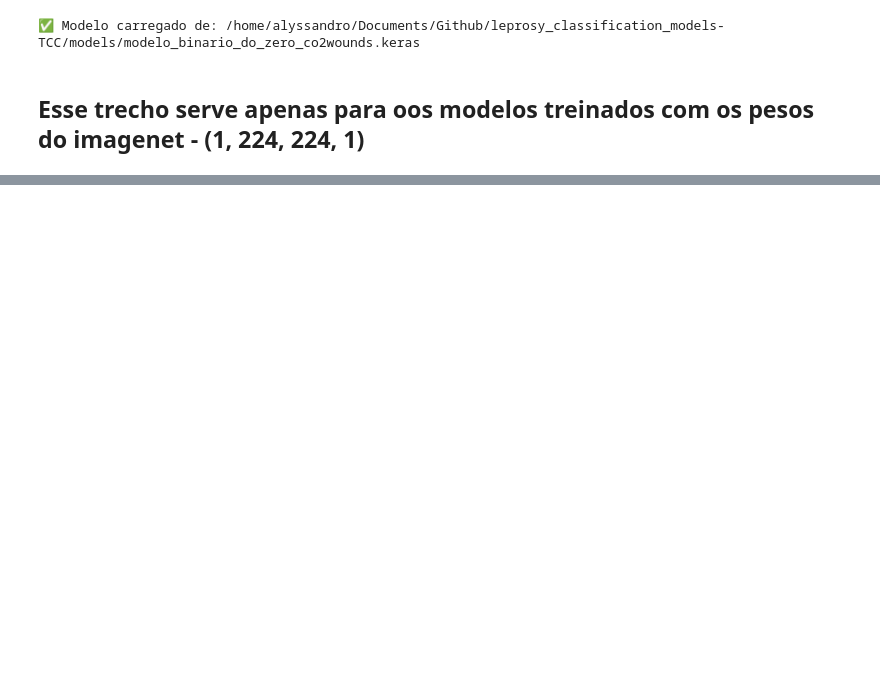
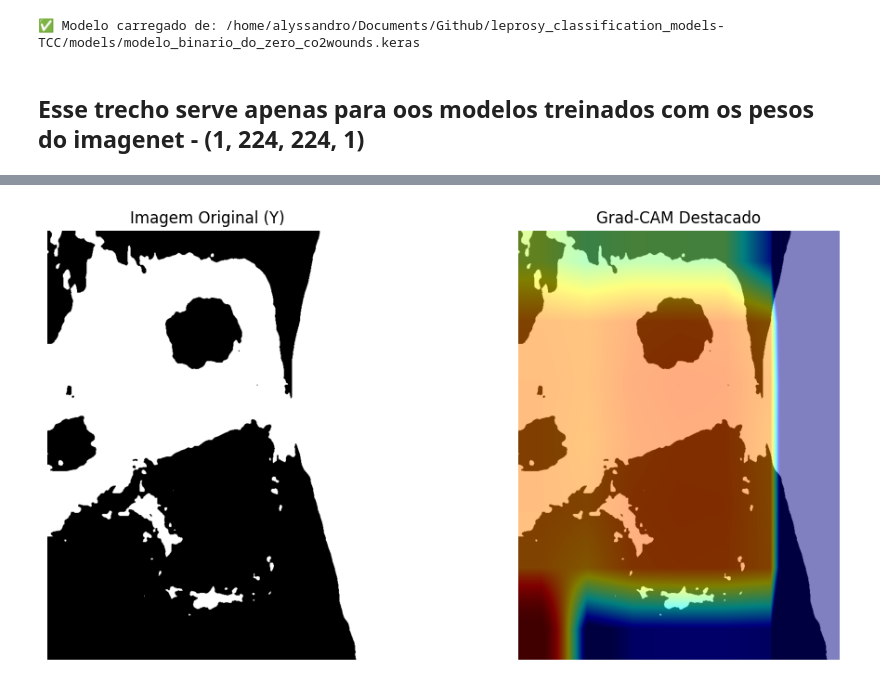
Before and after one commit to Alyssandro1771415/leprosy_classification_models-TCC, a Jupyter notebook: notebooks/visualization_of_models_focus/visualization_models_focus (from zero).ipynb, the cells around one changed output, grey strips where cells are left out. Drawn from its saved outputs; the diff is of its cells as text; code cells hidden in the pictures; blank space fills up the shorter version.

```diff
--- a/notebooks/visualization_of_models_focus/visualization_models_focus (from zero).ipynb
+++ b/notebooks/visualization_of_models_focus/visualization_models_focus (from zero).ipynb
@@ -156,0 +141,8 @@ IMG791.npy
+# %%
+img_path = project_root + dir_imgs_path + "IMG558.npy"
+
+img_array = get_img_array(img_path)
+heatmap = make_gradcam_heatmap(img_array, model, last_conv_layer_name="conv5_block3_out")
+display_gradcam(img_path, heatmap)
+# %% [output]
+[figure, added]
```
Also changed, not shown: parts of 2 cells of this notebook, 8 other files.
